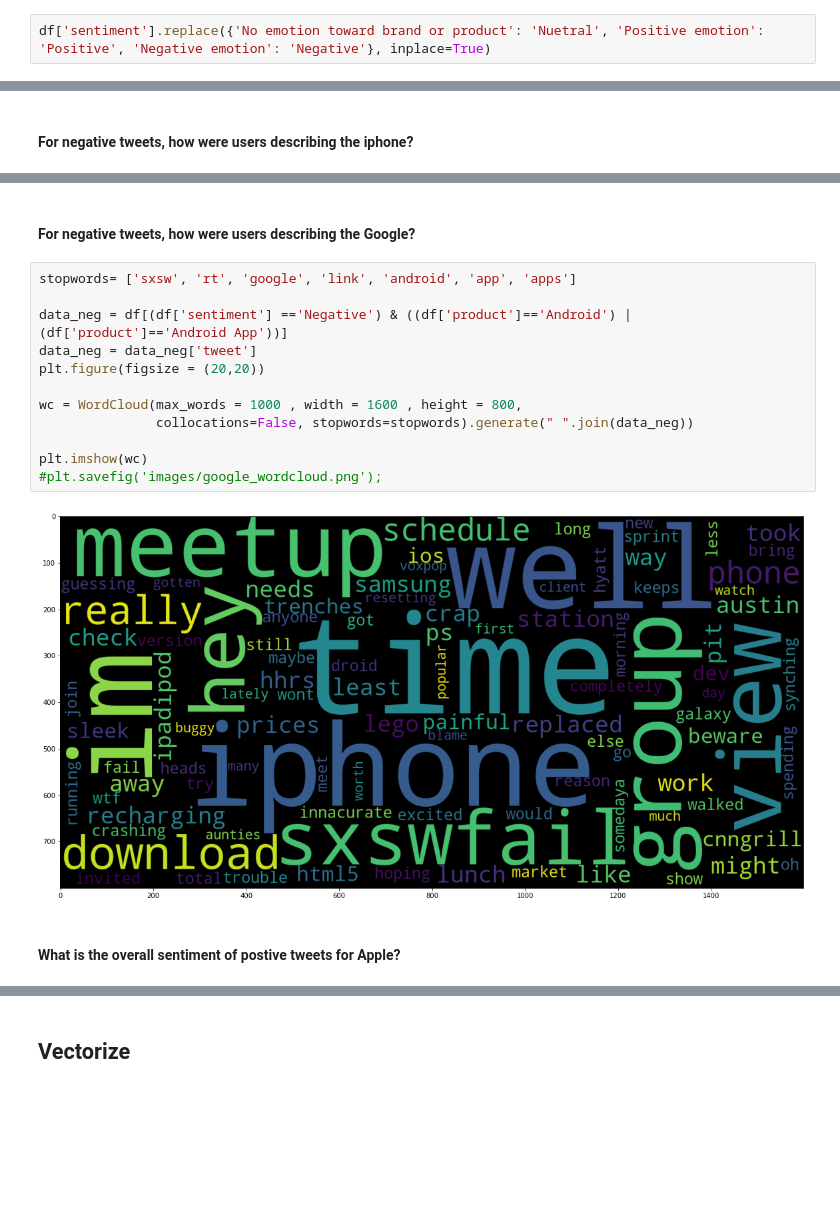
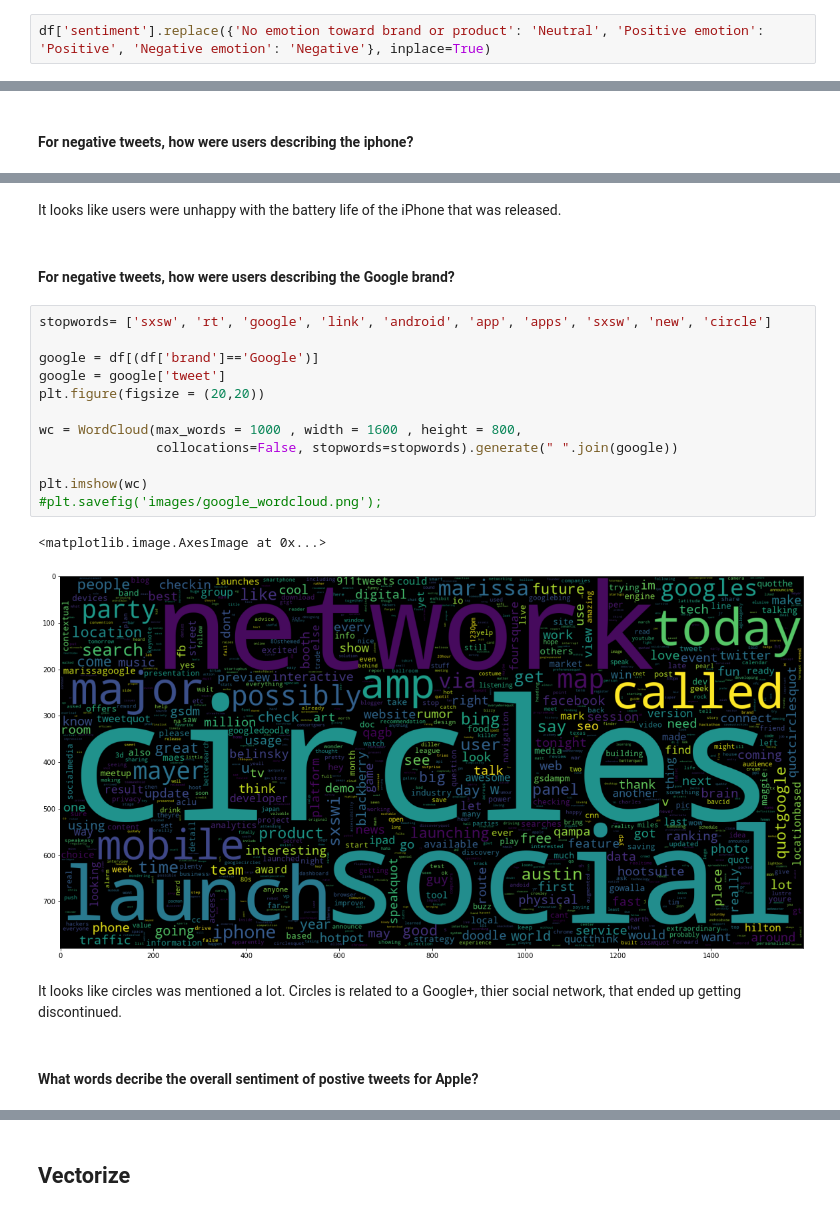
Before and after one commit to ryanreilly/phase_4_project, a Jupyter notebook: final_notebook.ipynb, the cells around one changed output, grey strips where cells are left out. Saved outputs shown, nothing was run; the diff lists cells and outputs as text; blank space fills up the shorter version.

```diff
--- a/final_notebook.ipynb
+++ b/final_notebook.ipynb
@@ -189,7 +177,7 @@ df = df[df.sentiment != "I can't tell"]
 # %% [markdown]
 ### Rename class lables
 # %%
-df['sentiment'].replace({'No emotion toward brand or product': 'Nuetral', 'Positive emotion': 'Positive', 'Negative emotion': 'Negative'}, inplace=True)
+df['sentiment'].replace({'No emotion toward brand or product': 'Neutral', 'Positive emotion': 'Positive', 'Negative emotion': 'Negative'}, inplace=True)
 # %% [markdown]
 # Feature Engineering
 # %% [markdown]
@@ -454,21 +441,26 @@ plt.imshow(wc)
+# %% [markdown]
+It looks like users were unhappy with the battery life of the iPhone that was released.
 # %% [markdown]
-#### For negative tweets, how were users describing the Google?
+#### For negative tweets, how were users describing the Google brand?
 # %%
-stopwords= ['sxsw', 'rt', 'google', 'link', 'android', 'app', 'apps']
+stopwords= ['sxsw', 'rt', 'google', 'link', 'android', 'app', 'apps', 'sxsw', 'new', 'circle']
 
-data_neg = df[(df['sentiment'] =='Negative') & ((df['product']=='Android') | (df['product']=='Android App'))]
-data_neg = data_neg['tweet']
+google = df[(df['brand']=='Google')]
+google = google['tweet']
 plt.figure(figsize = (20,20))
 
 wc = WordCloud(max_words = 1000 , width = 1600 , height = 800,
-               collocations=False, stopwords=stopwords).generate(" ".join(data_neg))
+               collocations=False, stopwords=stopwords).generate(" ".join(google))
 
 plt.imshow(wc)
 #plt.savefig('images/google_wordcloud.png');
 # %% [output]
+<matplotlib.image.AxesImage at 0x...>
-[figure, old version]
+[figure, new version]
+# %% [markdown]
+It looks like circles was mentioned a lot. Circles is related to a Google+, thier social network, that ended up getting discontinued.
 # %% [markdown]
-#### What is the overall sentiment of postive tweets for Apple?
+#### What words decribe the overall sentiment of postive tweets for Apple?
 # %%
 stopwords= ['sxsw', 'rt', 'iphone', 'link', 'ipad','apple', 'austin']
 
```
Also changed, not shown: parts of 38 cells of this notebook.
